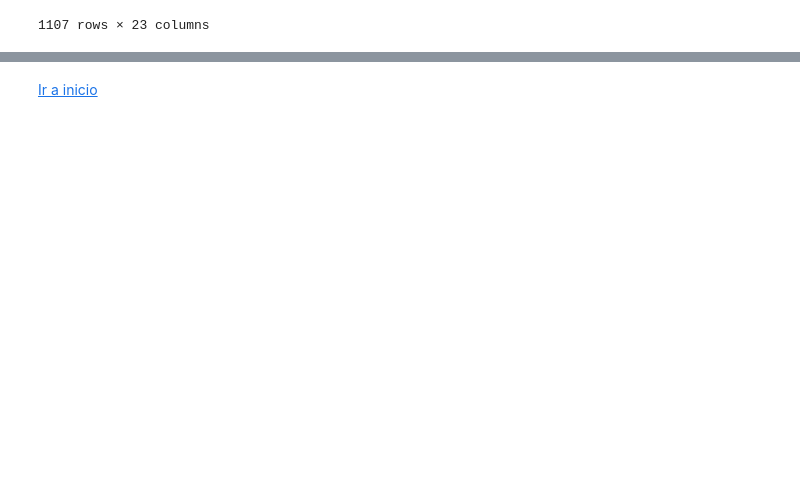
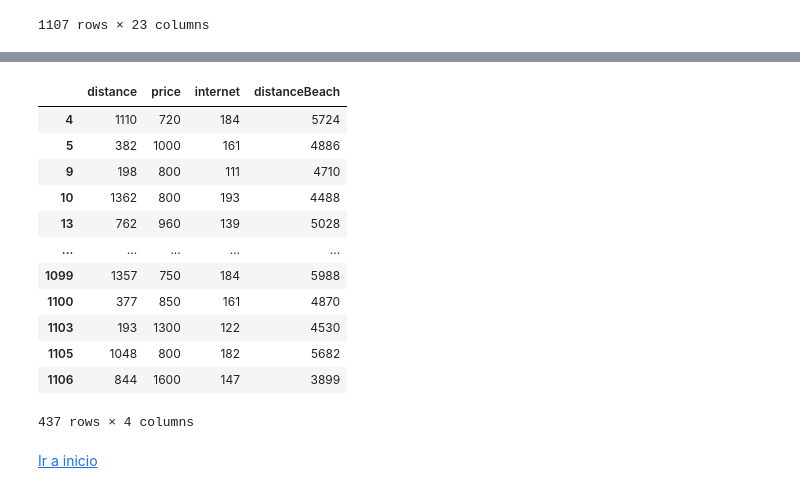
Before and after one commit to Nomadas-Digitales/nomadas-data, a Jupyter notebook: src/EnriquecerDatasets-Luis.ipynb, the cells around one changed output, grey strips where cells are left out. Saved outputs shown, nothing was run; the diff lists cells and outputs as text; code cells hidden in the pictures; blank space fills up the shorter version.

```diff
--- a/src/EnriquecerDatasets-Luis.ipynb
+++ b/src/EnriquecerDatasets-Luis.ipynb
@@ -399,2 +462,18 @@ home_valencia_df_lrg.to_csv(os.path.join(DATA_PATH, 'home_valencia_luis.csv'), i
+# %%
+home_valencia_df_lrg.loc[(home_valencia_df_lrg['distance'] <= 1500),["distance","price","internet","distanceBeach"]]
+# %% [output]
+|  | distance | price | internet | distanceBeach |
+| 4 | 1110 | 720 | 184 | 5724 |
+| 5 | 382 | 1000 | 161 | 4886 |
+| 9 | 198 | 800 | 111 | 4710 |
+| 10 | 1362 | 800 | 193 | 4488 |
+| 13 | 762 | 960 | 139 | 5028 |
+| ... | ... | ... | ... | ... |
+| 1099 | 1357 | 750 | 184 | 5988 |
+| 1100 | 377 | 850 | 161 | 4870 |
+| 1103 | 193 | 1300 | 122 | 4530 |
+| 1105 | 1048 | 800 | 182 | 5682 |
+| 1106 | 844 | 1600 | 147 | 3899 |
+437 rows × 4 columns
 # %% [markdown]
 [Ir a inicio](#inicio)
```
Also changed, not shown: parts of 8 cells of this notebook.
